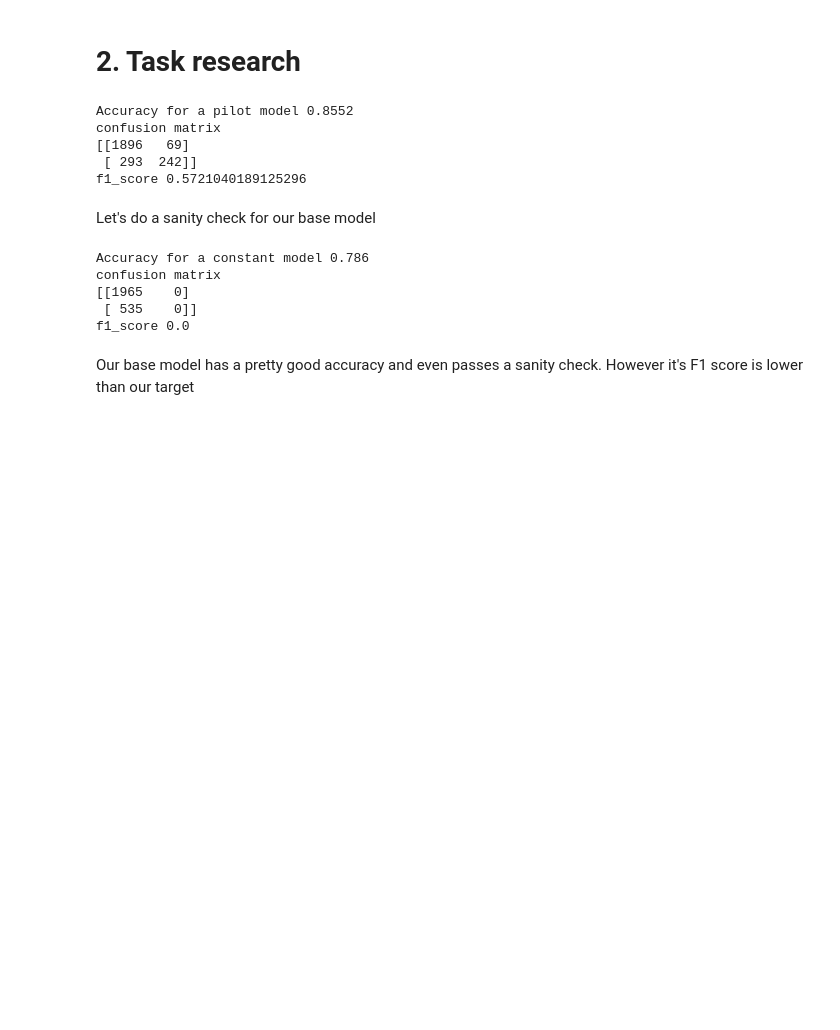
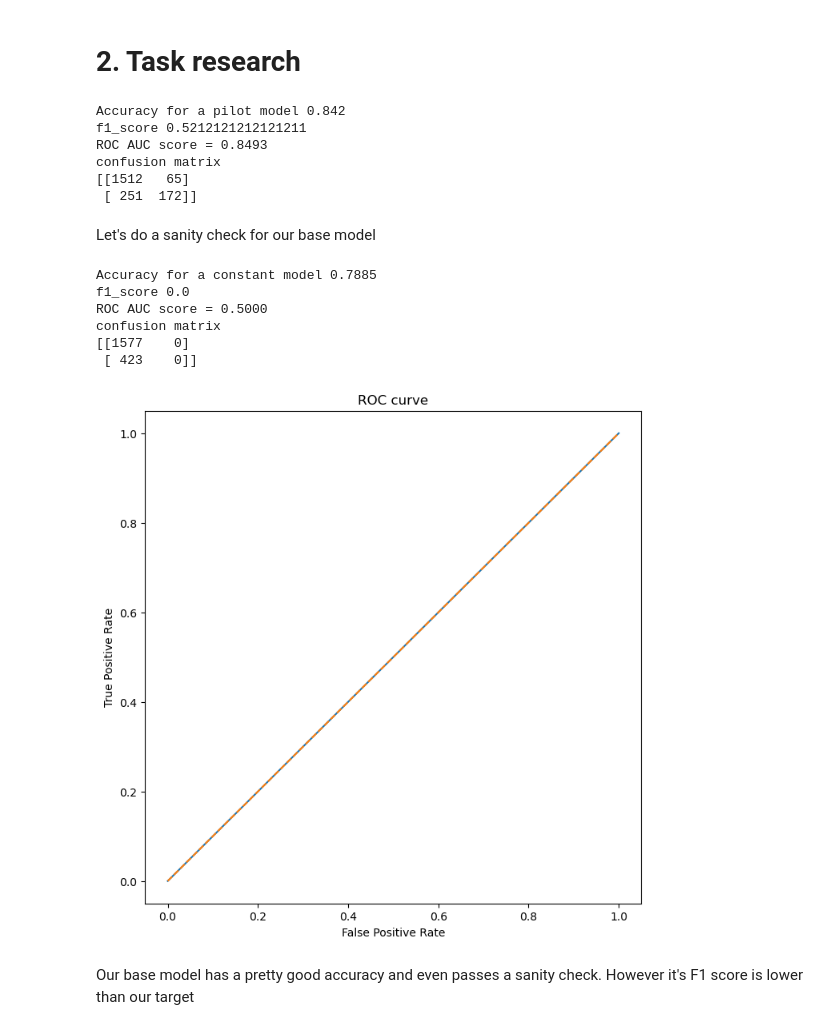
Before and after one commit to makstheimba/ds-analyze-beta-bank-churn, a Jupyter notebook: main.ipynb, the cells around one changed output. Saved outputs shown, nothing was run; the diff lists cells and outputs as text; code cells hidden in the pictures; blank space fills up the shorter version.

```diff
--- a/main.ipynb
+++ b/main.ipynb
@@ -114,20 +114,27 @@ We have data for all of the rows. The only Null values we have a for Tenure colu
 target = df['Exited']
 features = df.drop('Exited', axis=1)
 
-features_train, features_valid, target_train, target_valid = train_test_split(
-    features, target, test_size=0.25, random_state=12345
+features_train, features_other, target_train, target_other = train_test_split(
+    features, target, test_size=0.4, random_state=12345
+)
+
+features_test, features_valid, target_test, target_valid = train_test_split(
+    features_other, target_other, test_size=0.5, random_state=12345
 )
 
 model = RandomForestClassifier(random_state=12345)
 model.fit(features_train, target_train)
 
 predictions_valid = model.predict(features_valid)
+probs = model.predict_proba(features_valid)
 print('Accuracy for a pilot model', accuracy_score(target_valid, predictions_valid))
+print('f1_score', f1_score(target_valid, predictions_valid))
+print('ROC AUC score = {:.4f}'.format(roc_auc_score(target_valid, probs[:, 1])))
 print('confusion matrix\n', confusion_matrix(target_valid, predictions_valid), sep='')
-print('f1_score', f1_score(target_valid, predictions_valid))
 # %% [output]
-Accuracy for a pilot model 0.8552
+Accuracy for a pilot model 0.842
+f1_score 0.5212121212121211
+ROC AUC score = 0.8493
 confusion matrix
-[[1896   69]
- [ 293  242]]
-f1_score 0.5721040189125296
+[[1512   65]
+ [ 251  172]]
@@ -136,14 +153,27 @@ Let's do a sanity check for our base model
 # %%
 target_pred_constant = pd.Series(False, index=target_valid.index)
 print('Accuracy for a constant model', accuracy_score(target_valid, target_pred_constant))
+print('f1_score', f1_score(target_valid, target_pred_constant))
+print('ROC AUC score = {:.4f}'.format(roc_auc_score(target_valid, target_pred_constant)))
 print('confusion matrix\n', confusion_matrix(target_valid, target_pred_constant), sep='')
-print('f1_score', f1_score(target_valid, target_pred_constant))
+
+tpr, fpr, threshold = roc_curve(target_valid, target_pred_constant)
+
+plt.figure(figsize=(8, 8))
+plt.plot(tpr, fpr)
+plt.plot([0, 1], [0, 1], linestyle='--')
+plt.title('ROC curve')
+plt.xlabel('False Positive Rate')
+plt.ylabel('True Positive Rate')
+plt.show()
 # %% [output]
-Accuracy for a constant model 0.786
+Accuracy for a constant model 0.7885
+f1_score 0.0
+ROC AUC score = 0.5000
 confusion matrix
-[[1965    0]
- [ 535    0]]
-f1_score 0.0
+[[1577    0]
+ [ 423    0]]
+[figure, added]
 # %% [markdown]
 Our base model has a pretty good accuracy and even passes a sanity check. However it's F1 score is lower than our target
 # %% [markdown]
```
Also changed, not shown: parts of 8 cells of this notebook.
